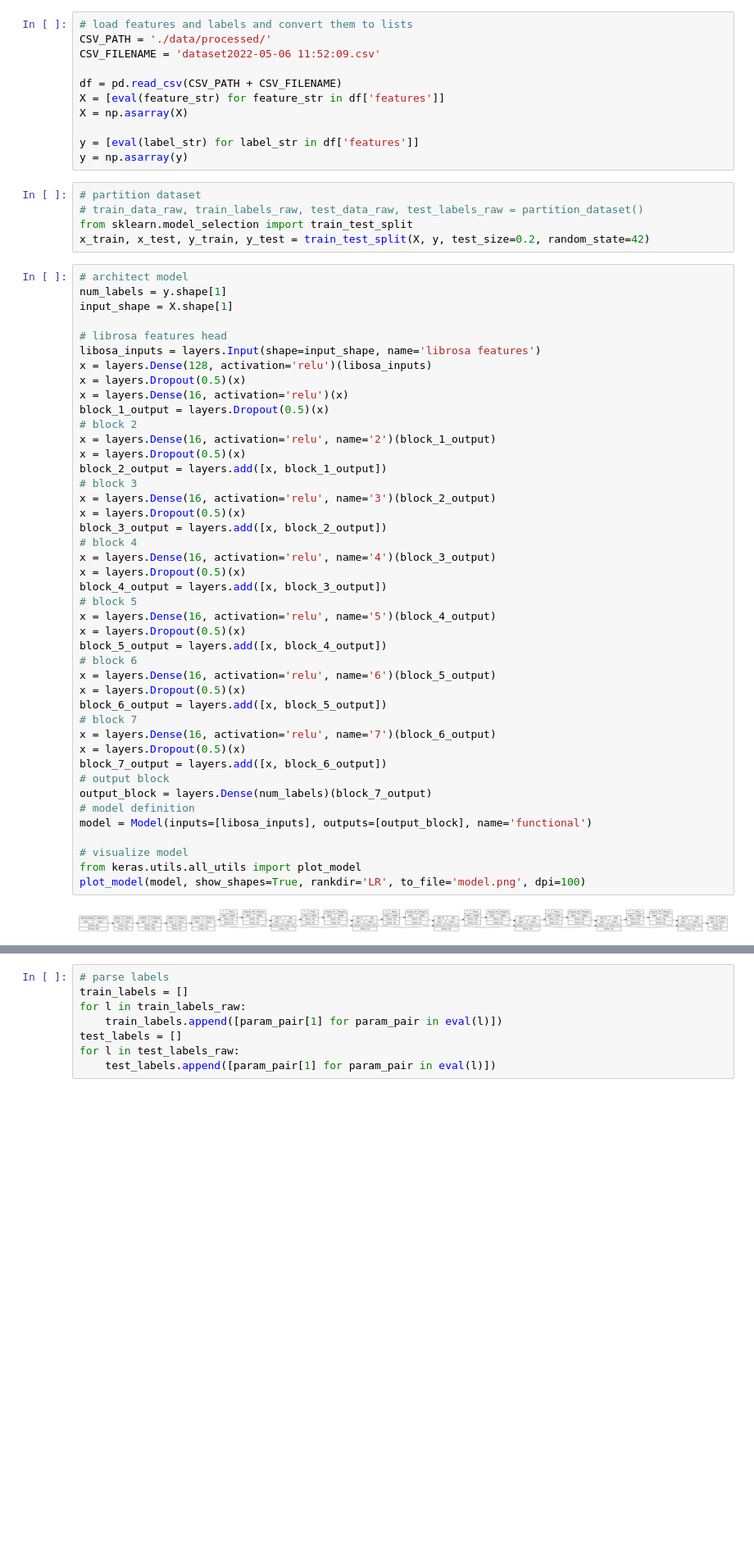
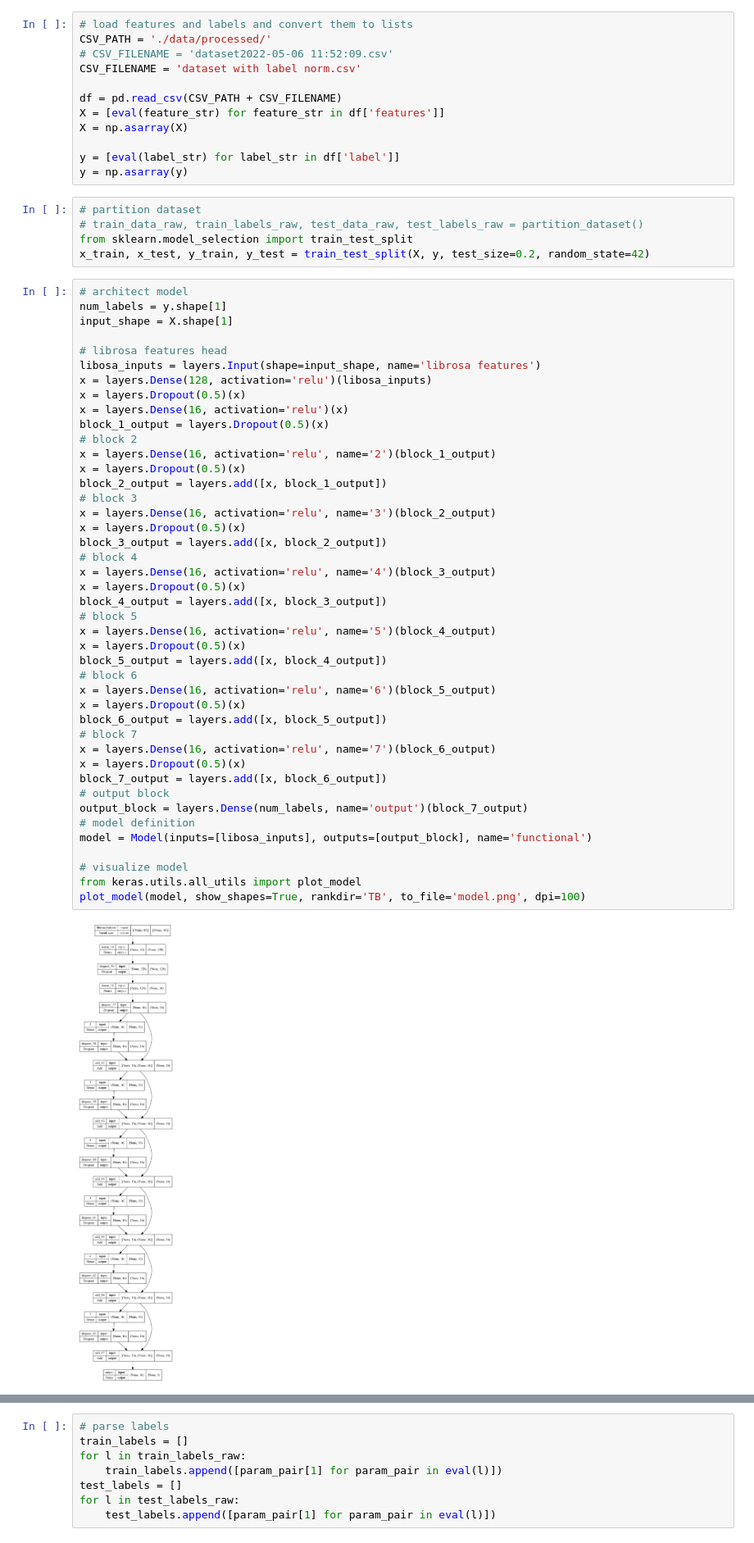
Before and after one commit to sedwardsmarsh/neural-synth, a Jupyter notebook: jupyter.ipynb, the cells around one changed output, grey strips where cells are left out. Shown: that part at 82% size. Saved outputs shown, nothing was run; the diff lists cells and outputs as text; blank space fills up the shorter version.

```diff
--- a/jupyter.ipynb
+++ b/jupyter.ipynb
@@ -86,13 +86,14 @@ def make_model(input_shape: Tuple[int, int], num_output_nodes: int=3) -> Sequent
 # %%
 # load features and labels and convert them to lists
 CSV_PATH = './data/processed/'
-CSV_FILENAME = 'dataset2022-05-06 11:52:09.csv'
+# CSV_FILENAME = 'dataset2022-05-06 11:52:09.csv'
+CSV_FILENAME = 'dataset with label norm.csv'
 
 df = pd.read_csv(CSV_PATH + CSV_FILENAME)
 X = [eval(feature_str) for feature_str in df['features']]
 X = np.asarray(X)
 
-y = [eval(label_str) for label_str in df['features']]
+y = [eval(label_str) for label_str in df['label']]
 y = np.asarray(y)
 # %%
 # partition dataset
@@ -114,36 +115,36 @@ block_1_output = layers.Dropout(0.5)(x)
 x = layers.Dense(16, activation='relu', name='2')(block_1_output)
 x = layers.Dropout(0.5)(x)
 block_2_output = layers.add([x, block_1_output])
 # block 3
 x = layers.Dense(16, activation='relu', name='3')(block_2_output)
 x = layers.Dropout(0.5)(x)
 block_3_output = layers.add([x, block_2_output])
 # block 4
 x = layers.Dense(16, activation='relu', name='4')(block_3_output)
 x = layers.Dropout(0.5)(x)
 block_4_output = layers.add([x, block_3_output])
 # block 5
 x = layers.Dense(16, activation='relu', name='5')(block_4_output)
 x = layers.Dropout(0.5)(x)
 block_5_output = layers.add([x, block_4_output])
 # block 6
 x = layers.Dense(16, activation='relu', name='6')(block_5_output)
 x = layers.Dropout(0.5)(x)
 block_6_output = layers.add([x, block_5_output])
 # block 7
 x = layers.Dense(16, activation='relu', name='7')(block_6_output)
 x = layers.Dropout(0.5)(x)
 block_7_output = layers.add([x, block_6_output])
 # output block
-output_block = layers.Dense(num_labels)(block_7_output)
+output_block = layers.Dense(num_labels, name='output')(block_7_output)
 # model definition
 model = Model(inputs=[libosa_inputs], outputs=[output_block], name='functional')
 
 # visualize model
 from keras.utils.all_utils import plot_model
-plot_model(model, show_shapes=True, rankdir='LR', to_file='model.png', dpi=100)
+plot_model(model, show_shapes=True, rankdir='TB', to_file='model.png', dpi=100)
 # %% [output]
-[figure, old version]
+[figure, new version]
 # %%
 # # randomly generate model
 # num_labels = y.shape[1]
```
Also changed, not shown: parts of 6 cells of this notebook.
